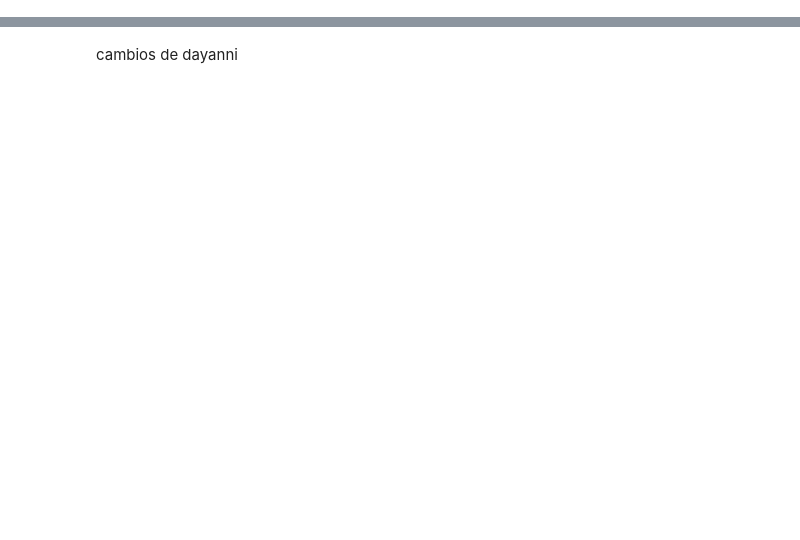
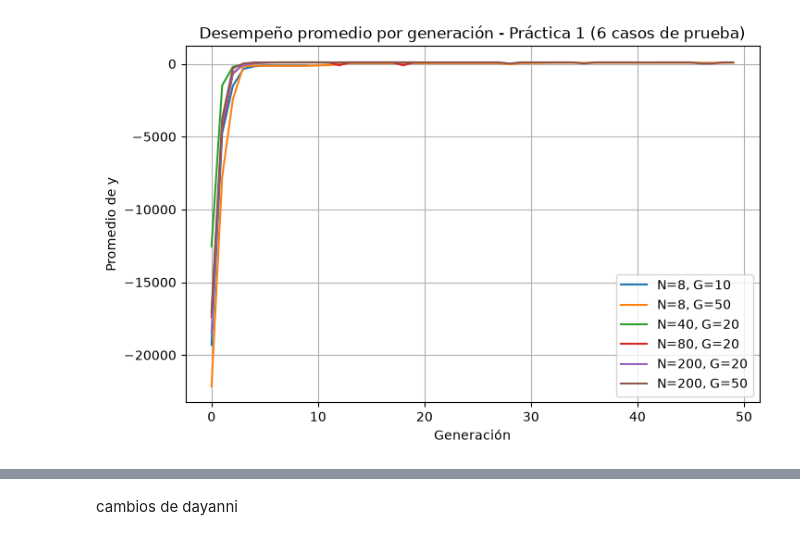
Before and after one commit to DayanniGodoy/MIA, a Jupyter notebook: MIA_Tarea1.ipynb, the cells around one changed output, grey strips where cells are left out. Saved outputs shown, nothing was run; the diff lists cells and outputs as text; code cells hidden in the pictures; blank space fills up the shorter version.

```diff
--- a/MIA_Tarea1.ipynb
+++ b/MIA_Tarea1.ipynb
@@ -375,0 +538,14 @@ Resultado: x = 21, y = 99.6069
+# %%
+# Graficas de desempeño de los 6 casos
+plt.figure(figsize=(8, 5))
+for caso in range(len(poblaciones_p1)):
+    plt.plot(historial_p1[caso], label=f"N={poblaciones_p1[caso]}, G={generaciones_p1[caso]}")
+
+plt.title("Desempeño promedio por generación - Práctica 1 (6 casos de prueba)")
+plt.xlabel("Generación")
+plt.ylabel("Promedio de y")
+plt.legend()
+plt.grid(True)
+plt.show()
+# %% [output]
+[figure, added]
```
Also changed, not shown: parts of 23 cells of this notebook, 2 other files.
